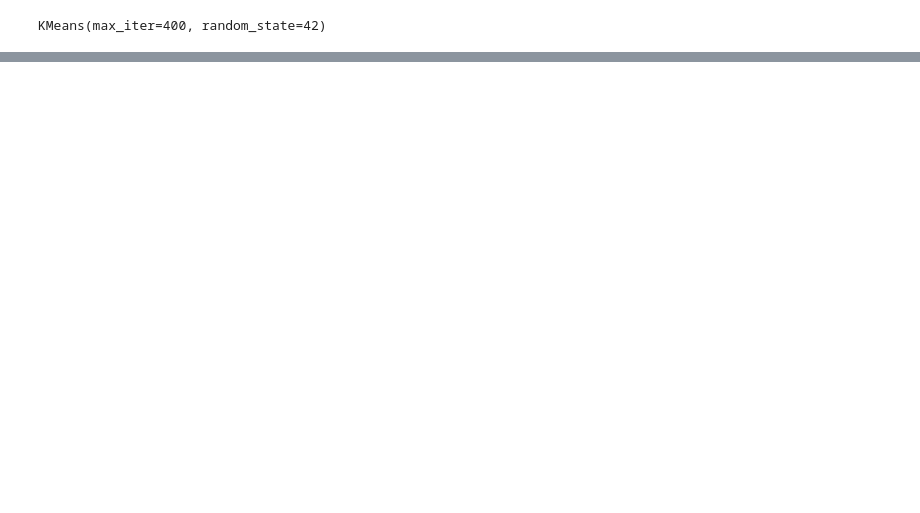
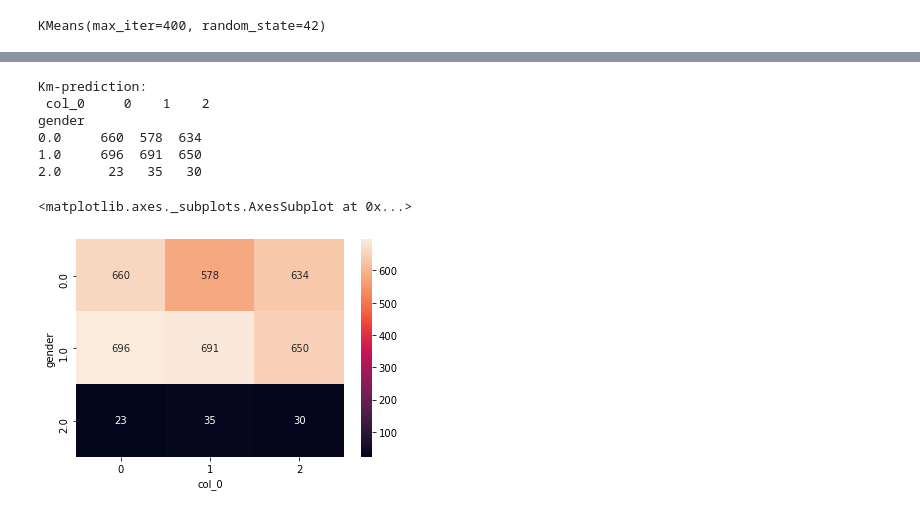
Before and after one commit to developergautam07/VehicalSalesAnalysis, a Jupyter notebook: ClustringGenderByPast_3_year_purchase.ipynb, the cells around one changed output, grey strips where cells are left out. Cells and saved outputs as stored; diff of their text form; code cells hidden in the pictures; blank space fills up the shorter version.

```diff
--- a/ClustringGenderByPast_3_year_purchase.ipynb
+++ b/ClustringGenderByPast_3_year_purchase.ipynb
@@ -65,7 +65,7 @@ figure.show()
 [interactive output not drawn]
 # %%
 # Re-Train K means model with k=5
-kmeans_model_new = KMeans(n_clusters = 5,init='k-means++',max_iter=400,random_state=42)
+kmeans_model_new = KMeans(n_clusters = 3,init='k-means++',max_iter=400,random_state=42)
 
 kmeans_model_new.fit_predict(df[['gender','past_3_years_bike_related_purchases']])
 # %% [output]
@@ -100,0 +126,14 @@ figure.show()
+# %%
+import seaborn as sns
+km_prediction=pd.crosstab(df['gender'], kmeans_model_new.labels_)
+print('Km-prediction:\n', km_prediction)
+sns.heatmap(km_prediction, annot=True, fmt='g')
+# %% [output]
+Km-prediction:
+ col_0     0    1    2
+gender
+0.0     660  578  634
+1.0     696  691  650
+2.0      23   35   30
+<matplotlib.axes._subplots.AxesSubplot at 0x...>
+[figure, added]
```
Also changed, not shown: parts of 5 cells of this notebook.
